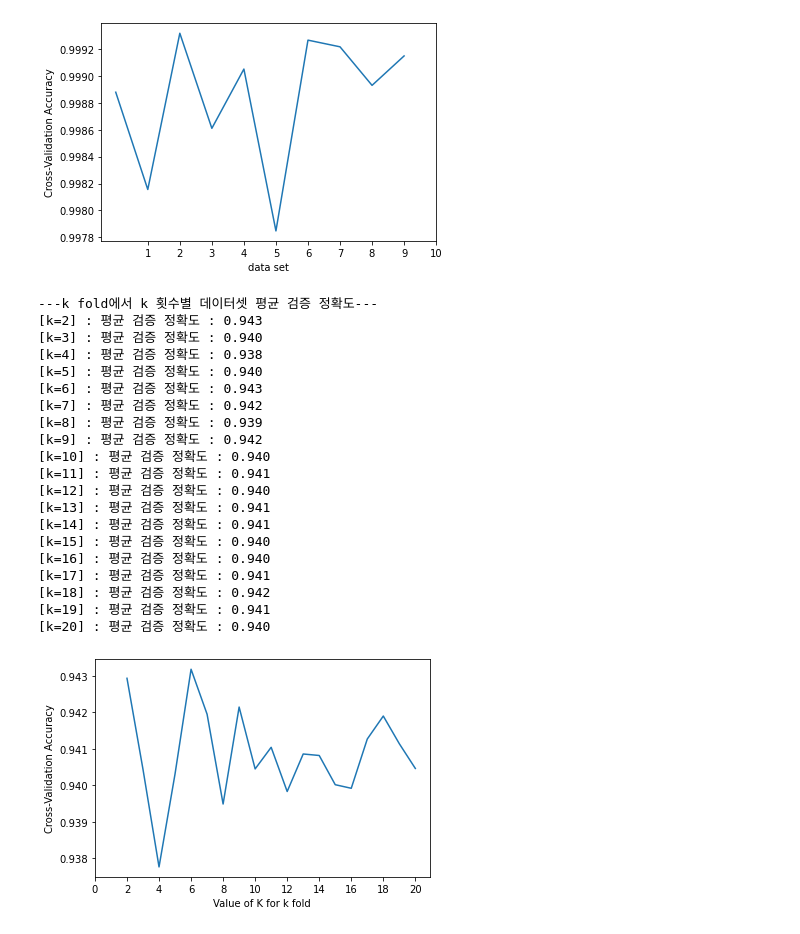
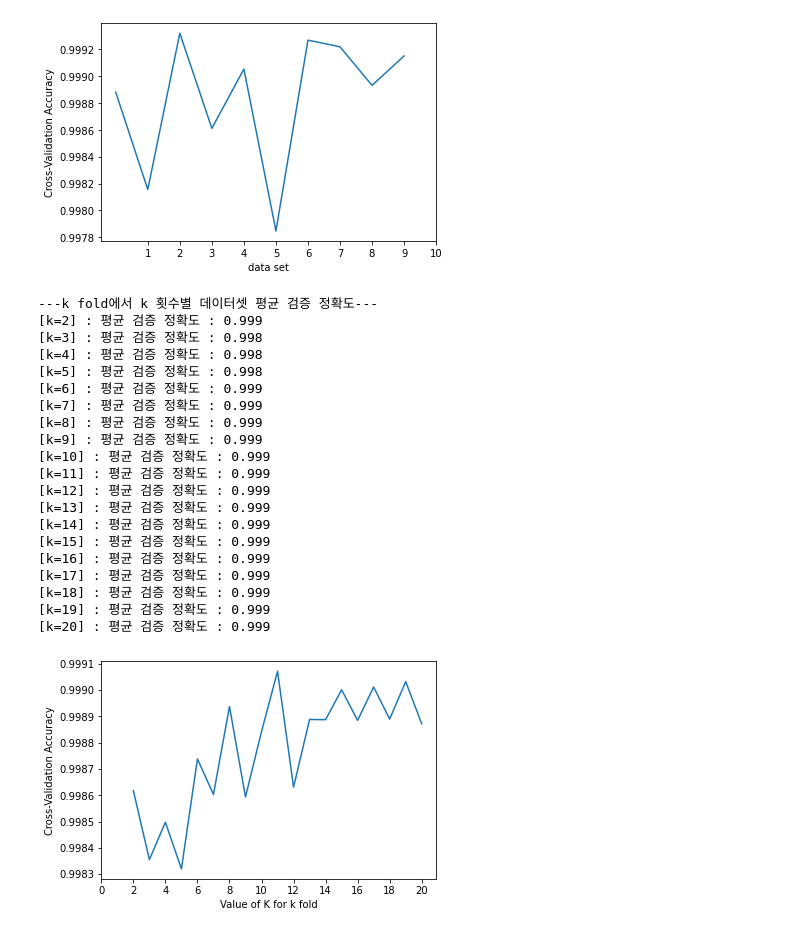
Before and after one commit to DecisionDisorder/FuelConsumptionRatings, a Jupyter notebook: src/tp_rating_regression.ipynb, the cells around one changed output. Drawn from its saved outputs; the diff is of its cells as text; code cells hidden in the pictures.

Commit message:
220523-regression_to_function

```diff
--- a/src/tp_rating_regression.ipynb
+++ b/src/tp_rating_regression.ipynb
@@ -201,12 +202,3 @@ columns = ['Vehicle Class', 'Engine Size(L)', 'Cylinders', 'Transmission','Fuel
 
 X_reg_train_data = X_train_2[columns]
 X_reg_test_data = X_test_2[columns]
-
-regression_model = Pipeline([('poly', PolynomialFeatures(degree=3)),
-                  ('linear', LinearRegression(fit_intercept=False))])
-
-regression_model = regression_model.fit(X_reg_train_data, y_train_2)
-predicted_co2 = regression_model.predict(X_reg_test_data)
-
-for y, pY in zip(y_test_2, predicted_co2):
-    print(y, pY)
@@ -232,0 +210,8 @@ for y, pY in zip(y_test_2, predicted_co2):
+# %%
+def predict_poly_regression(train_X, train_y, test_X, deg):
+    regression_model = Pipeline([('poly', PolynomialFeatures(degree=deg)),
+                        ('linear', LinearRegression(fit_intercept=False))])
+
+    regression_model = regression_model.fit(train_X, train_y)
+    predicted_co2 = regression_model.predict(test_X)
+    return regression_model, predicted_co2
@@ -232,0 +224,15 @@ for y, pY in zip(y_test_2, predicted_co2):
+# %%
+def get_degree(train_X, train_y, test_X, test_Y):
+    max_r2_adj = 0
+    max_degree_r2_adj = 0
+    for deg in range(2, 11):
+        regression_model, predicted_co2 = predict_poly_regression(train_X, train_y, test_X, deg)
+        r_score = r2_score(test_Y, predicted_co2)
+        n = len(test_Y)
+        r2_adj = 1 - (1 - r_score) * (n - 1) / (n - len(columns) - 1)
+
+        if max_r2_adj < r2_adj:
+            max_r2_adj = r2_adj
+            max_degree_r2_adj = deg
+
+    return max_degree_r2_adj
@@ -232,0 +241,5 @@ for y, pY in zip(y_test_2, predicted_co2):
+# %%
+deg = get_degree(X_reg_train_data, y_train_2, X_reg_test_data, y_test_2)
+print("Degree: {0}".format(deg))
+regression_model, predicted_co2 = predict_poly_regression(X_reg_train_data, y_train_2, X_reg_test_data, deg)
+print(predicted_co2)
@@ -280,38 +314,38 @@ plt.show()
 # %%
 print("\n---k fold에서 k 횟수별 데이터셋 평균 검증 정확도---")
 #k 데이터셋 별 평균 검증 정확도
 k_range = range(2,21)
 k_scores = []
 for k in k_range :
     kfold = KFold(n_splits=k, shuffle=True ,random_state=0)
-    scores = cross_val_score(LinearRegression(), features, target_co2_rating, cv=kfold)
+    scores = cross_val_score(regression_model, features, target_co2_rating, cv=kfold)
     print("[k=" + str(k) +"] : " + "평균 검증 정확도 : " + '{:.3f}'.format(scores.mean()))
     k_scores.append(scores.mean())
 
 plt.plot(k_range, k_scores)
 plt.xlabel('Value of K for k fold')
 plt.ylabel('Cross-Validation Accuracy')
 plt.xticks([0, 2, 4, 6 ,8 ,10 ,12 ,14, 16, 18, 20])
 plt.show()
 # %% [output]
 ---k fold에서 k 횟수별 데이터셋 평균 검증 정확도---
-[k=2] : 평균 검증 정확도 : 0.943
-[k=3] : 평균 검증 정확도 : 0.940
-[k=4] : 평균 검증 정확도 : 0.938
-[k=5] : 평균 검증 정확도 : 0.940
-[k=6] : 평균 검증 정확도 : 0.943
-[k=7] : 평균 검증 정확도 : 0.942
-[k=8] : 평균 검증 정확도 : 0.939
-[k=9] : 평균 검증 정확도 : 0.942
-[k=10] : 평균 검증 정확도 : 0.940
-[k=11] : 평균 검증 정확도 : 0.941
-[k=12] : 평균 검증 정확도 : 0.940
-[k=13] : 평균 검증 정확도 : 0.941
-[k=14] : 평균 검증 정확도 : 0.941
-[k=15] : 평균 검증 정확도 : 0.940
-[k=16] : 평균 검증 정확도 : 0.940
-[k=17] : 평균 검증 정확도 : 0.941
-[k=18] : 평균 검증 정확도 : 0.942
-[k=19] : 평균 검증 정확도 : 0.941
-[k=20] : 평균 검증 정확도 : 0.940
+[k=2] : 평균 검증 정확도 : 0.999
+[k=3] : 평균 검증 정확도 : 0.998
+[k=4] : 평균 검증 정확도 : 0.998
+[k=5] : 평균 검증 정확도 : 0.998
+[k=6] : 평균 검증 정확도 : 0.999
+[k=7] : 평균 검증 정확도 : 0.999
+[k=8] : 평균 검증 정확도 : 0.999
+[k=9] : 평균 검증 정확도 : 0.999
+[k=10] : 평균 검증 정확도 : 0.999
+[k=11] : 평균 검증 정확도 : 0.999
+[k=12] : 평균 검증 정확도 : 0.999
+[k=13] : 평균 검증 정확도 : 0.999
+[k=14] : 평균 검증 정확도 : 0.999
+[k=15] : 평균 검증 정확도 : 0.999
+[k=16] : 평균 검증 정확도 : 0.999
+[k=17] : 평균 검증 정확도 : 0.999
+[k=18] : 평균 검증 정확도 : 0.999
+[k=19] : 평균 검증 정확도 : 0.999
+[k=20] : 평균 검증 정확도 : 0.999
-[figure, old version]
+[figure, new version]
```
Also changed, not shown: parts of 10 cells of this notebook.
